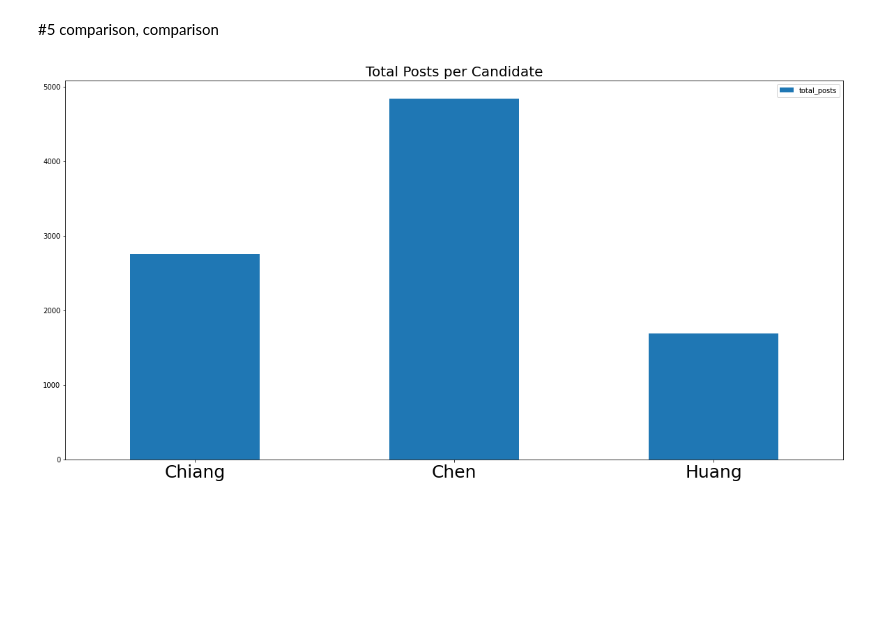
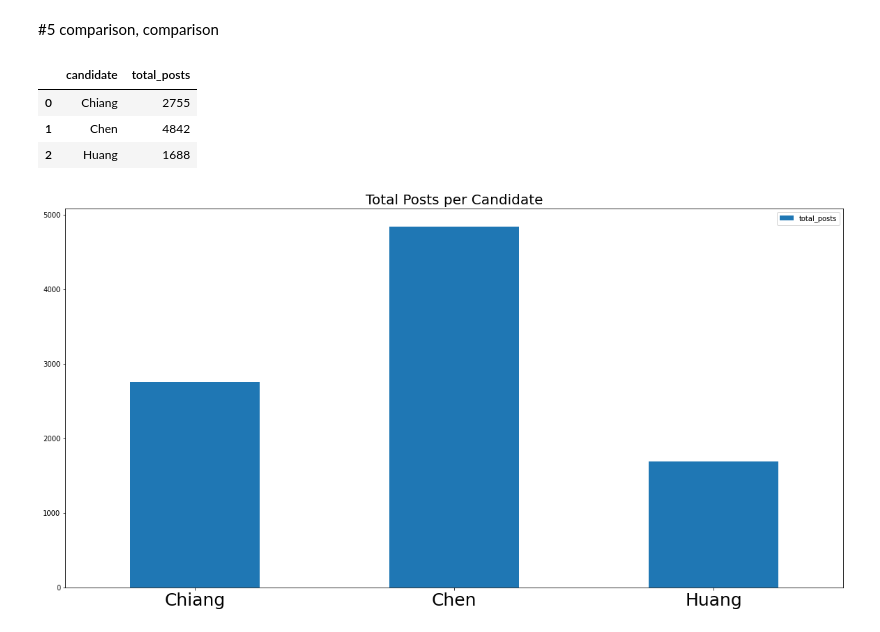
Before and after one commit to Jasper-Hewitt/Jiabo_Roberta_Chinese_sentiment, a Jupyter notebook: ElectionSentiment.ipynb, the cells around one changed output. Saved outputs shown, nothing was run; the diff lists cells and outputs as text; code cells hidden in the pictures; blank space fills up the shorter version.

```diff
--- a/ElectionSentiment.ipynb
+++ b/ElectionSentiment.ipynb
@@ -1165,6 +1174,13 @@ data = [{'candidate': 'Chiang', 'total_posts': Jiang_total_posts},
 
 # Create the dataframe from the list of dictionaries
 df_total = pd.DataFrame(data)
+# %%
+df_total
+# %% [output]
+|  | candidate | total_posts |
+| 0 | Chiang | 2755 |
+| 1 | Chen | 4842 |
+| 2 | Huang | 1688 |
 # %%
 # Create the plot
 fig, ax = plt.subplots(figsize=(20, 10))
```
Also changed, not shown: parts of 10 cells of this notebook.
